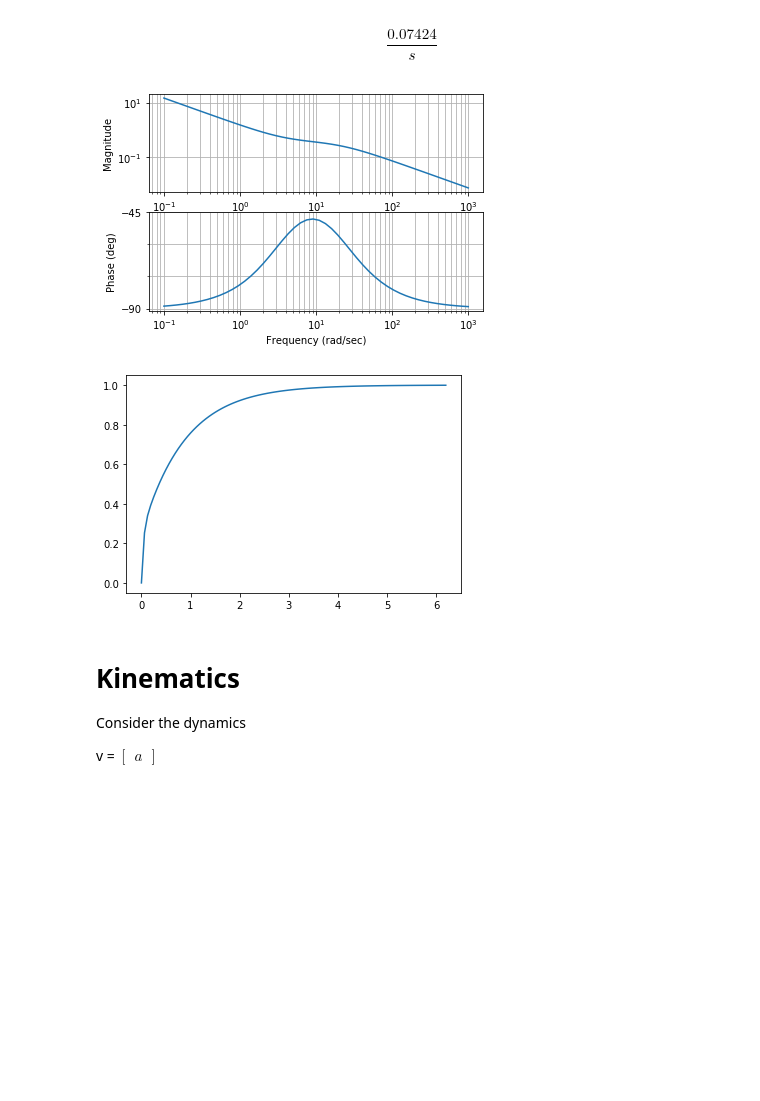
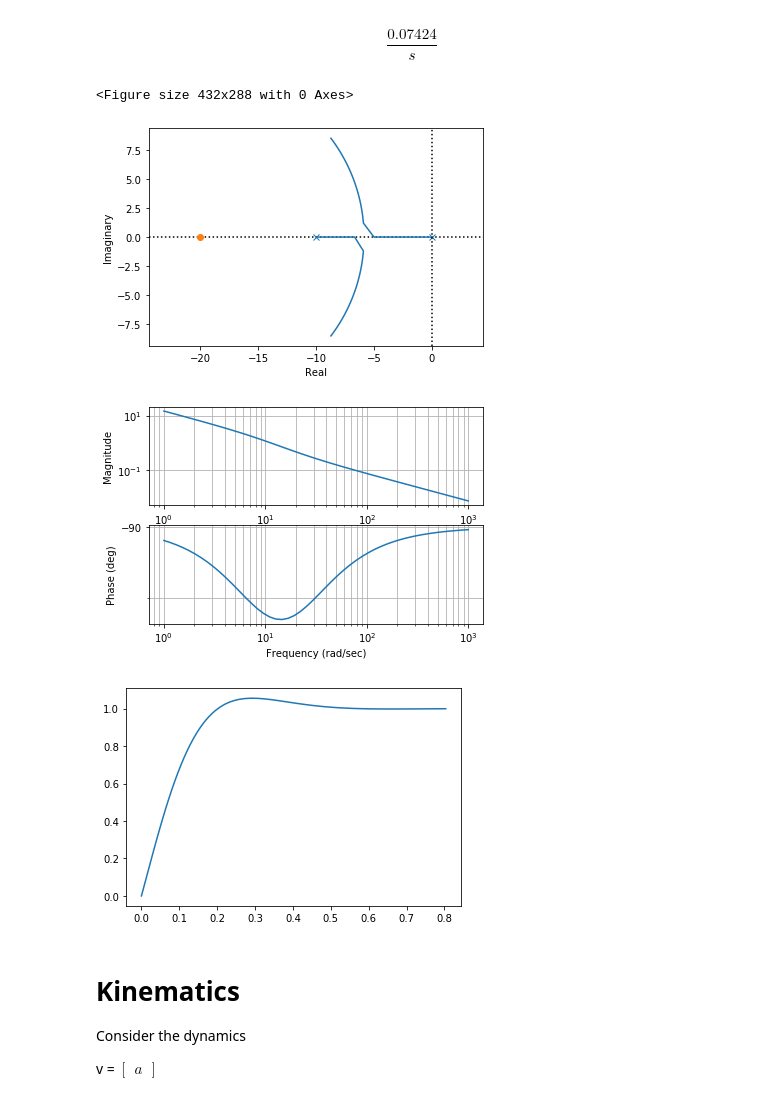
Before and after one commit to jgoppert/aae497-f19, a Jupyter notebook: lectures/10-Multirotor-Copy1.ipynb, the cells around one changed output. Saved outputs shown, nothing was run; the diff lists cells and outputs as text; code cells hidden in the pictures; blank space fills up the shorter version.

Commit message:
updated pitch rate controller

```diff
--- a/lectures/10-Multirotor-Copy1.ipynb
+++ b/lectures/10-Multirotor-Copy1.ipynb
@@ -160,18 +160,27 @@ G_pitch_rate
 $$\frac{0.07424}{s}$$
 # %%
 s = control.tf([1,0],[0,1])
-H = 20/(s+20)*(5*s**2+20*s+0)/s
-Gc = control.feedback(H*G_pitch_rate)
-control.rlocus(Gc);
+H = (20+1*s)*10
+
+Ga = 1/(s/10+1)
+Go = Ga*G_pitch_rate*H
+
+Gc = control.feedback(Go)
+plt.figure()
+control.rlocus(Go,kvect= np.linspace(0,1));
+plt.axis('equal')
 t,y = control.step_response(Gc)
 control.step_info(Gc)
-control.bode(G_pitch_rate*H)
+plt.figure()
+control.bode(Go)
 plt.figure()
 plt.plot(t,y)
 plt.show()
 # %% [output]
+<Figure size 432x288 with 0 Axes>
-[figure, old version]
+[figure, new version]
-[figure, old version]
+[figure, new version]
+[figure, added]
 # %%
 t0 = ca.SX.sym('t0')
 h = ca.SX.sym('h')
```
